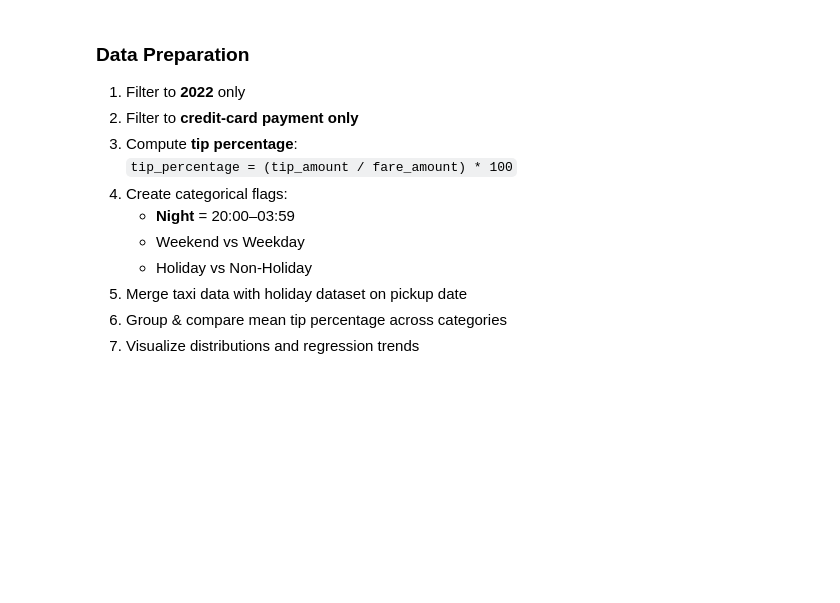
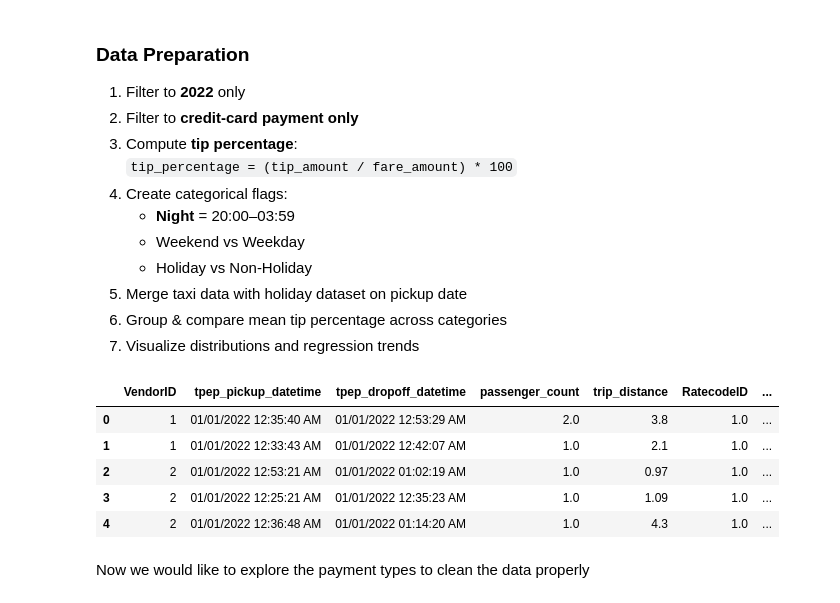
Before and after one commit to mf3659/mf3659.githum.io, a Jupyter notebook: project3.ipynb, the cells around one changed output. Saved outputs shown, nothing was run; the diff lists cells and outputs as text; code cells hidden in the pictures; blank space fills up the shorter version.

```diff
--- a/project3.ipynb
+++ b/project3.ipynb
@@ -38,3 +39,17 @@ compared to daytime, weekdays, and non-holiday trips.
 5. Merge taxi data with holiday dataset on pickup date
 6. Group & compare mean tip percentage across categories
 7. Visualize distributions and regression trends
+# %%
+import pandas as pd
+
+df = pd.read_csv("2022_Yellow_Taxi_Trip_Data_20251126.csv", low_memory=False)
+df.head()
+# %% [output]
+|  | VendorID | tpep_pickup_datetime | tpep_dropoff_datetime | passenger_count | trip_distance | RatecodeID | ... |
+| 0 | 1 | 01/01/2022 12:35:40 AM | 01/01/2022 12:53:29 AM | 2.0 | 3.8 | 1.0 | ... |
+| 1 | 1 | 01/01/2022 12:33:43 AM | 01/01/2022 12:42:07 AM | 1.0 | 2.1 | 1.0 | ... |
+| 2 | 2 | 01/01/2022 12:53:21 AM | 01/01/2022 01:02:19 AM | 1.0 | 0.97 | 1.0 | ... |
+| 3 | 2 | 01/01/2022 12:25:21 AM | 01/01/2022 12:35:23 AM | 1.0 | 1.09 | 1.0 | ... |
+| 4 | 2 | 01/01/2022 12:36:48 AM | 01/01/2022 01:14:20 AM | 1.0 | 4.3 | 1.0 | ... |
+# %% [markdown]
+Now we would like to explore the payment types to clean the data properly
```
Also changed, not shown: parts of 28 cells of this notebook.
